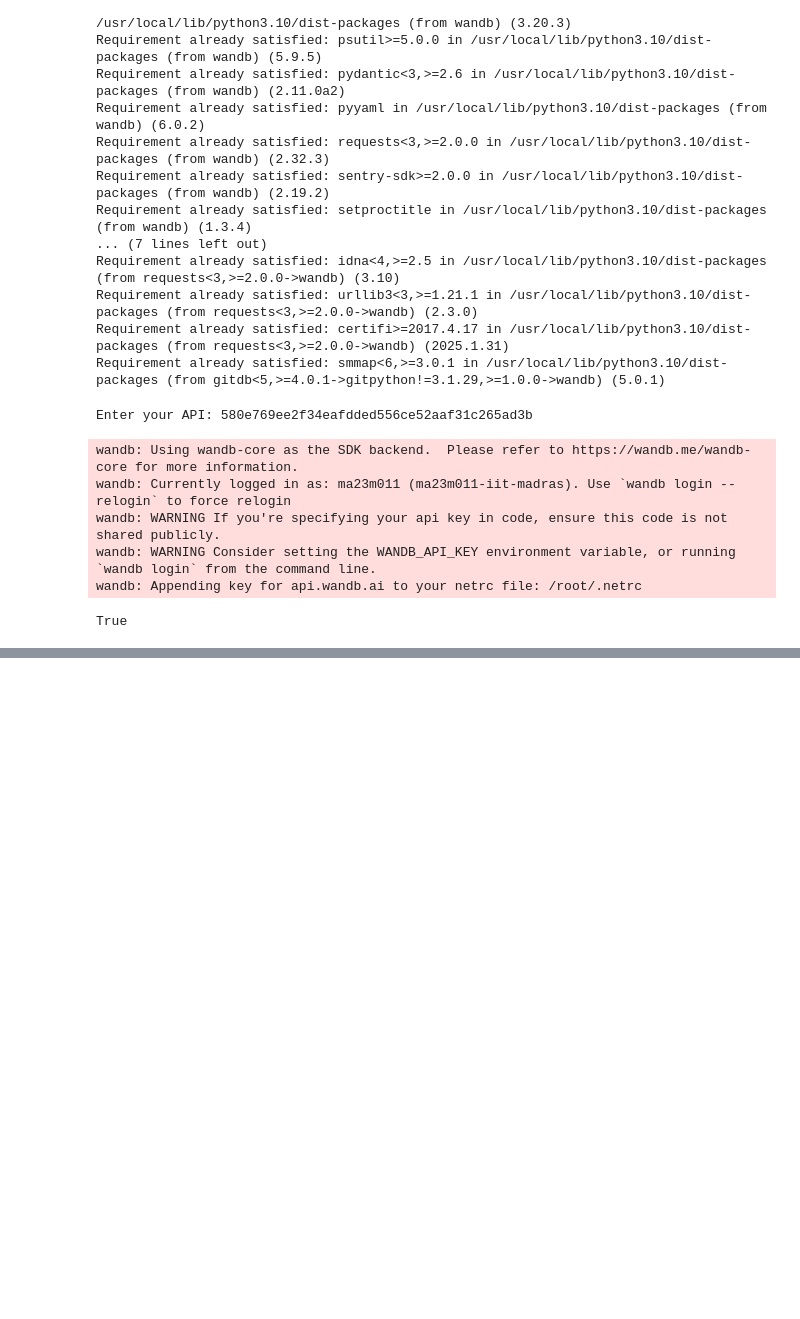
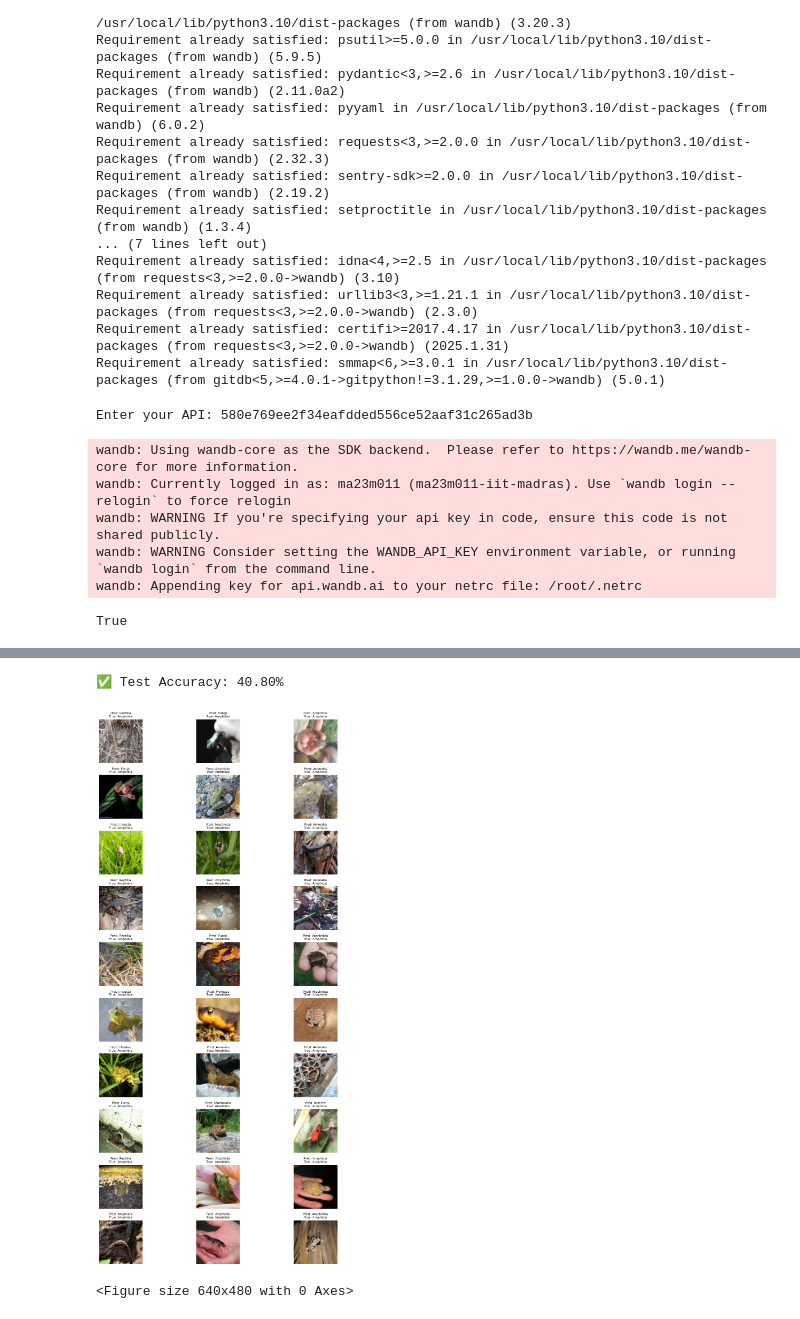
Before and after one commit to ma23m/DA6401---Assignment-2, a Jupyter notebook: DL_A_2.ipynb, the cells around one changed output, grey strips where cells are left out. Saved outputs shown, nothing was run; the diff lists cells and outputs as text; code cells hidden in the pictures; blank space fills up the shorter version.

```diff
--- a/DL_A_2.ipynb
+++ b/DL_A_2.ipynb
@@ -274,0 +362,72 @@ Run summary:
+# %%
+# 4. Set model to evaluation mode
+best_model.eval()
+
+# 5. ✅ PASTE THIS HERE: Accuracy on test set (manual version)
+correct = 0
+total = 0
+
+with torch.no_grad():
+    for images, labels in test_loader:
+        images, labels = images.to(device), labels.to(device)
+        outputs = best_model(images)
+        _, preds = torch.max(outputs, 1)
+        correct += (preds == labels).sum().item()
+        total += labels.size(0)
+
+test_accuracy = correct / total
+print(f"✅ Test Accuracy: {test_accuracy * 100:.2f}%")
+
+# ✅ Log to wandb
+wandb.log({"test_accuracy": test_accuracy * 100})
+# %% [output]
+✅ Test Accuracy: 40.80%
+# %%
+import torch
+import numpy as np
+import matplotlib.pyplot as plt
+
+def imshow(img):
+    img = img.cpu().numpy().transpose((1, 2, 0))
+    mean = np.array([0.485, 0.456, 0.406])
+    std = np.array([0.229, 0.224, 0.225])
+    img = std * img + mean  # Unnormalize
+    img = np.clip(img, 0, 1)
+    return img
+
+def show_predictions(model, dataloader, class_names, num_images=30):
+    model.eval()
+    images_shown = 0
+    plt.figure(figsize=(12, 20))
+    with torch.no_grad():
+        for batch_idx, (inputs, labels) in enumerate(dataloader):
+            inputs, labels = inputs.to(device), labels.to(device)
+            outputs = model(inputs)
+            _, preds = torch.max(outputs, 1)
+            for j in range(inputs.size(0)):
+                if images_shown >= num_images:
+                    break
+                img = imshow(inputs[j])
+                plt.subplot(10, 3, images_shown + 1)
+                plt.imshow(img)
+                plt.title(f"Pred: {class_names[preds[j]]}\nTrue: {class_names[labels[j]]}", fontsize=8)
+                plt.axis('off')
+                images_shown += 1
+            if images_shown >= num_images:
+                break
+    plt.tight_layout()
+    plt.show()
+
+
+    # ✅ Log predictions to wandb
+    plt.savefig("predictions.png")
+    wandb.log({"sample_predictions": wandb.Image("predictions.png")})
+
+
+
+
+# ✅ Display 10x3 predictions from test set
+show_predictions(best_model, test_loader, train_data.classes, num_images=30)
+# %% [output]
+[figure, added]
+<Figure size 640x480 with 0 Axes>
```
Also changed, not shown: parts of 3 cells of this notebook.
